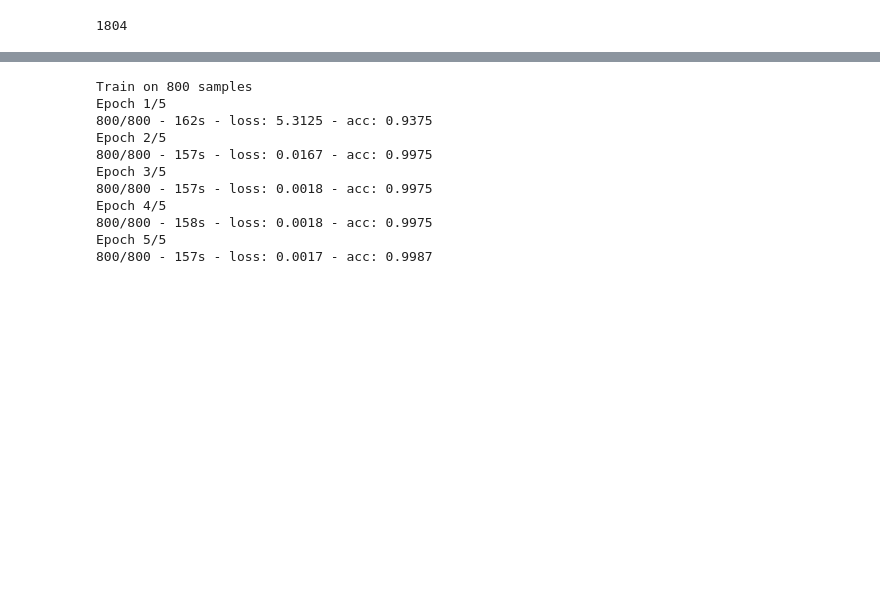
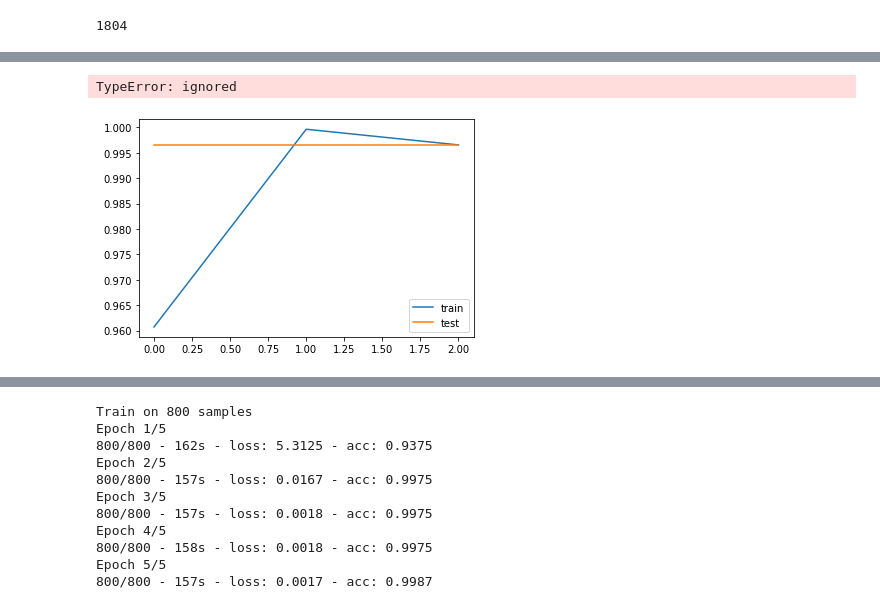
Before and after one commit to SGRGit/gwOsc, a Jupyter notebook: LIGOGlitchNoiseClassificationModelBuild.ipynb, the cells around one changed output, grey strips where cells are left out. Drawn from its saved outputs; the diff is of its cells as text; code cells hidden in the pictures; blank space fills up the shorter version.

```diff
--- a/LIGOGlitchNoiseClassificationModelBuild.ipynb
+++ b/LIGOGlitchNoiseClassificationModelBuild.ipynb
@@ -78,14 +78,4 @@ t = np.vstack((t1, t2))
 q = np.vstack((q1, q2))
 # %%
 from sklearn.model_selection import train_test_split
-X_train, X_test, y_train, y_test = train_test_split(q, t, test_size=0.1, shuffle=True)
-
-
-"""datagen = ImageDataGenerator(
-            rotation_range = 40,
-            width_shift_range = 0.2,
-            height_shift_range = 0.2,
-            shear_range = 0.2,
-            zoom_range = 0.2,
-            horizontal_flip=True,
-            fill_mode = 'nearest')"""
+X_train, X_test, y_train, y_test = train_test_split(q, t, test_size=0.2, shuffle=True)
@@ -131,17 +115,13 @@ x = layers.Conv2D(512, 3, activation = 'relu')(x)
 x = layers.Flatten()(x)
 
 # Fully Connected Layers and ReLU activation algoritm
-x = layers.Dense(4096, activation = 'relu', kernel_regularizer=regularizers.l2(0.01))(x)
+x = layers.Dense(4096, activation = 'relu')(x)
+x = layers.Dense(4096, activation = 'relu')(x)
+x = layers.Dense(1000, activation = 'relu')(x)
+
 # Dropout Layer for Optimization
-x = layers.Dropout(0.3, noise_shape=None, seed=None)(x)
-x = layers.Dense(4096, activation = 'relu', kernel_regularizer=regularizers.l2(0.01), activity_regularizer=regularizers.l1(0.01))(x)
-# Dropout Layer for Optimization
-x = layers.Dropout(0.3, noise_shape=None, seed=None)(x)
-x = layers.Dense(1000, activation = 'relu', kernel_regularizer=regularizers.l2(0.01), activity_regularizer=regularizers.l1(0.01))(x)
-# Dropout Layer for Optimization
-x = layers.Dropout(0.3, noise_shape=None, seed=None)(x)
-# Dropout Layer for Optimization
-#x = layers.Dropout(0.5,noise_shape=None, seed=None)(x)
+x = layers.Dropout(0.5,noise_shape=None, seed=None)(x)
+
 # Fully connected layers and sigmoid activation algorithm
-output = layers.Dense(1, activation = 'sigmoid')(x)
+output = layers.Dense(1, activation = 'sigmoid', kernel_regularizer=regularizers.l2(0.1))(x)
 model = Model(img_input, output)
@@ -185,9 +157,9 @@ Use tf.where in 2.0, which has the same broadcast rule as np.where
 history = model.fit(
     X_train,
     y_train,
-    epochs=10,
-    batch_size=32,
-    validation_split=0.05,
+    epochs=3,
+    batch_size=20,
+    validation_split=0.1,
     verbose = 1,
     shuffle=True
 )
@@ -217,3 +177,22 @@ KeyboardInterrupt: ignored
+# %%
+# evaluate the model
+train_acc = model.evaluate(X_train, y_train, verbose=0)
+test_acc = model.evaluate(X_test, y_test, verbose=0)
+print('Train: %.3f, Test: %.3f' % (train_acc, test_acc))
+# plot history
+pyplot.plot(history.history['accuracy'], label='train')
+pyplot.plot(history.history['val_accuracy'], label='test')
+pyplot.legend()
+pyplot.show()
+# %% [output]
+TypeError: ignored
+# %%
+plt.plot(history.history['acc'], label='train')
+plt.plot(history.history['val_acc'], label='test')
+plt.legend()
+plt.show()
+# %% [output]
+[figure, added]
 # %%
 loss = history.history['loss']
 val_loss = history.history['val_loss']
```
Also changed, not shown: parts of 11 cells of this notebook.
